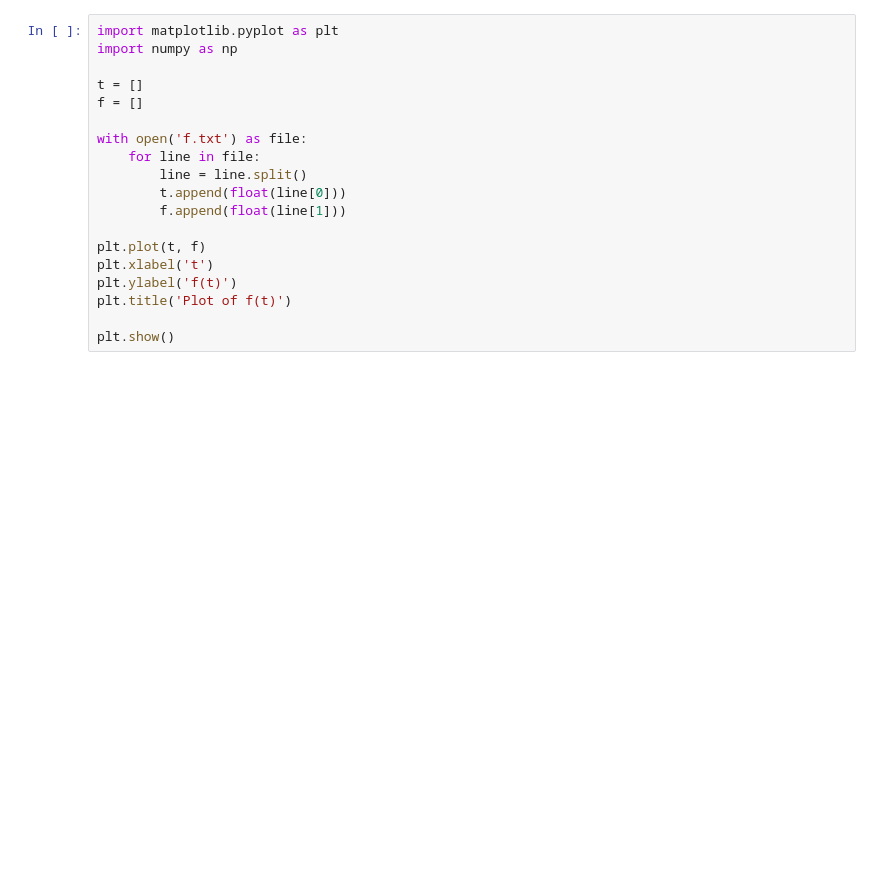
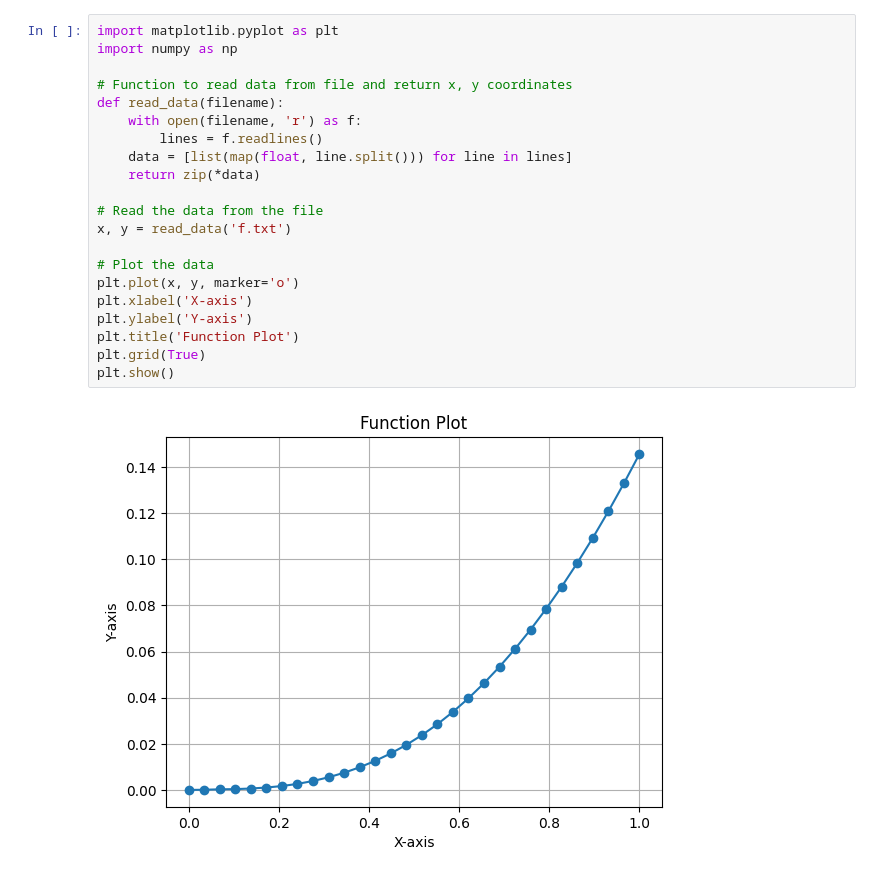
Before and after one commit to Nesterov-BA/newUni, a Jupyter notebook: 7sem/partDiffEq/plotst.ipynb, the cells around one changed output. Saved outputs shown, nothing was run; the diff lists cells and outputs as text; blank space fills up the shorter version.

```diff
--- a/7sem/partDiffEq/plotst.ipynb
+++ b/7sem/partDiffEq/plotst.ipynb
@@ -66,19 +66,23 @@ plot_data(x, y, z, interpolated=True)
-# %%
-import matplotlib.pyplot as plt
-import numpy as np
-
-t = []
-f = []
-
-with open('f.txt') as file:
-    for line in file:
-        line = line.split()
-        t.append(float(line[0]))
-        f.append(float(line[1]))
-
-plt.plot(t, f)
-plt.xlabel('t')
-plt.ylabel('f(t)')
-plt.title('Plot of f(t)')
-
-plt.show()
+# %%
+import matplotlib.pyplot as plt
+import numpy as np
+
+# Function to read data from file and return x, y coordinates
+def read_data(filename):
+    with open(filename, 'r') as f:
+        lines = f.readlines()
+    data = [list(map(float, line.split())) for line in lines]
+    return zip(*data)
+
+# Read the data from the file
+x, y = read_data('f.txt')
+
+# Plot the data
+plt.plot(x, y, marker='o')
+plt.xlabel('X-axis')
+plt.ylabel('Y-axis')
+plt.title('Function Plot')
+plt.grid(True)
+plt.show()
+# %% [output]
+[figure, added]
```
Also changed, not shown: parts of 2 cells of this notebook, 15 other files.
